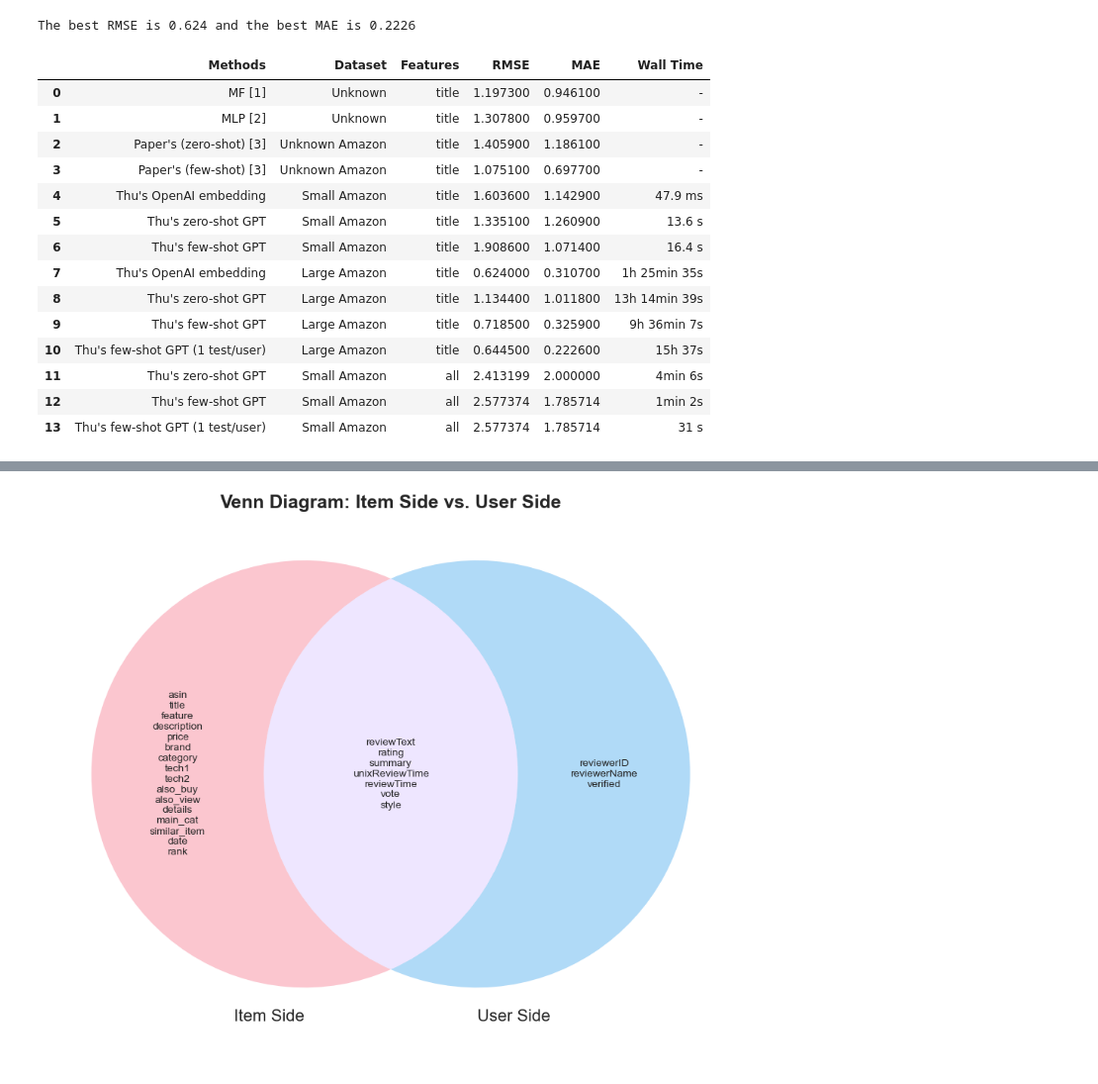
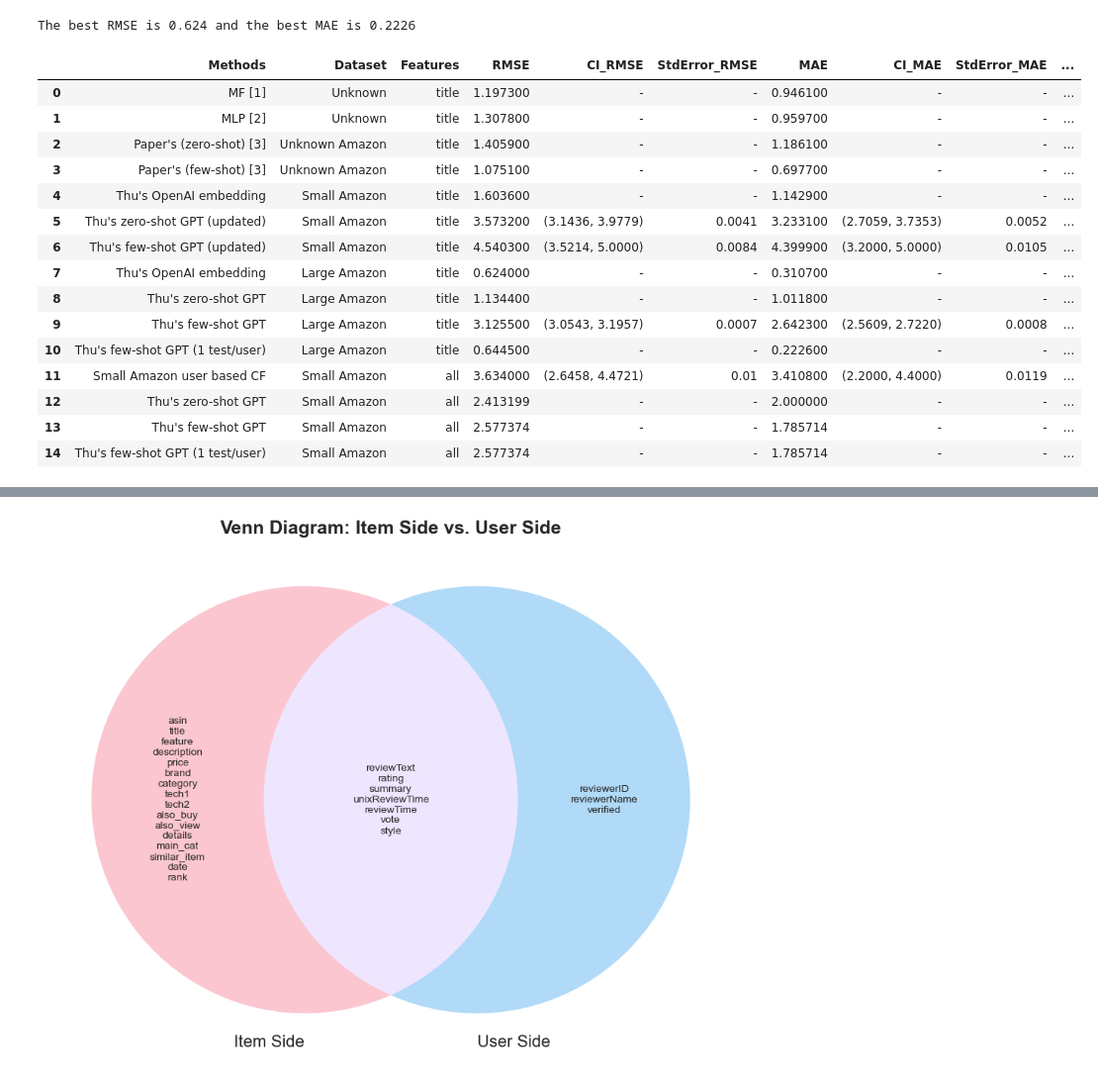
Before and after one commit to tnathu-ai/recommender-system-openAI, a Jupyter notebook: rec-sys/notebook/evaluation/amazon.ipynb, the cells around one changed output, grey strips where cells are left out. Shown at 99% size. Drawn from its saved outputs; the diff is of its cells as text; code cells hidden in the pictures.

```diff
--- a/rec-sys/notebook/evaluation/amazon.ipynb
+++ b/rec-sys/notebook/evaluation/amazon.ipynb
@@ -15,7 +18,10 @@ from constants import *
 # %%
-data =  {
+import pandas as pd
+
+# Existing data with updated structure to include CI and standard error
+data = {
     "Methods": ["MF [1]", "MLP [2]", "Paper's (zero-shot) [3]", "Paper's (few-shot) [3]",
-                "Thu's OpenAI embedding", "Thu's zero-shot GPT", "Thu's few-shot GPT",
+                "Thu's OpenAI embedding", "Thu's zero-shot GPT (updated)", "Thu's few-shot GPT (updated)",
                 "Thu's OpenAI embedding", "Thu's zero-shot GPT", "Thu's few-shot GPT",
                 "Thu's few-shot GPT (1 test/user)"],
     "Dataset": ["Unknown", "Unknown", "Unknown Amazon", "Unknown Amazon", "Small Amazon",
@@ -23,13 +29,31 @@ data =  {
                 "Large Amazon", "Large Amazon"],
     "Features": ["title", "title", "title", "title", "title", "title", "title",
                  "title", "title", "title", "title"],
-    "RMSE": [1.1973, 1.3078, 1.4059, 1.0751, 1.6036, 1.3351, 1.9086, 0.6240,
+    "RMSE": [1.1973, 1.3078, 1.4059, 1.0751, 1.6036, 3.5732, 4.5403, 0.6240,
              1.1344, 0.7185, 0.6445],
-    "MAE": [0.9461, 0.9597, 1.1861, 0.6977, 1.1429, 1.2609, 1.0714, 0.3107,
+    "CI_RMSE": ["-", "-", "-", "-", "-", "(3.1436, 3.9779)", "(3.5214, 5.0000)", "-",
+                "-", "-", "-"],
+    "StdError_RMSE": ["-", "-", "-", "-", "-", 0.0041, 0.0084, "-", "-", "-", "-"],
+    "MAE": [0.9461, 0.9597, 1.1861, 0.6977, 1.1429, 3.2331, 4.3999, 0.3107,
             1.0118, 0.3259, 0.2226],
-    "Wall Time": ["-", "-", "-", "-", "47.9 ms", "13.6 s", "16.4 s", "1h 25min 35s",
+    "CI_MAE": ["-", "-", "-", "-", "-", "(2.7059, 3.7353)", "(3.2000, 5.0000)", "-",
+               "-", "-", "-"],
+    "StdError_MAE": ["-", "-", "-", "-", "-", 0.0052, 0.0105, "-", "-", "-", "-"],
+    "Wall Time": ["-", "-", "-", "-", "47.9 ms", "5min 30s", "13.2 s", "1h 25min 35s",
                   "13h 14min 39s", "9h 36min 7s", "15h 37s"]
 }
+
+# Adding the new user based CF method for Small Amazon
+data["Methods"].append("Small Amazon user based CF")
+data["Dataset"].append("Small Amazon")
+data["Features"].append("all")
+data["RMSE"].append(3.6340)
+data["CI_RMSE"].append("(2.6458, 4.4721)")
+data["StdError_RMSE"].append(0.0100)
+data["MAE"].append(3.4108)
+data["CI_MAE"].append("(2.2000, 4.4000)")
+data["StdError_MAE"].append(0.0119)
+data["Wall Time"].append("10min 21s")
 
 # New rows to add to the DataFrame
 new_rows = [
@@ -38,57 +62,83 @@ new_rows = [
         "Dataset": "Small Amazon",
         "Features": "all",
         "RMSE": 2.413198999619531,
+        "CI_RMSE": "-",
+        "StdError_RMSE": "-",
         "MAE": 2.0,
+        "CI_MAE": "-",
+        "StdError_MAE": "-",
         "Wall Time": "4min 6s"
     },
     {
         "Methods": "Thu's few-shot GPT",
         "Dataset": "Small Amazon",
         "Features": "all",
         "RMSE": 2.5773740789526736,
+        "CI_RMSE": "-",
+        "StdError_RMSE": "-",
         "MAE": 1.7857142857142858,
+        "CI_MAE": "-",
+        "StdError_MAE": "-",
         "Wall Time": "1min 2s"
     },
     {
         "Methods": "Thu's few-shot GPT (1 test/user)",
         "Dataset": "Small Amazon",
         "Features": "all",
         "RMSE": 2.5773740789526736,
+        "CI_RMSE": "-",
+        "StdError_RMSE": "-",
         "MAE": 1.7857142857142858,
+        "CI_MAE": "-",
+        "StdError_MAE": "-",
         "Wall Time": "31 s"
     }
 ]
 
 # Convert the existing data dictionary to a DataFrame
 df = pd.DataFrame(data)
 
-# Append new rows to the DataFrame
+# Concatenate new rows to the DataFrame
 df = pd.concat([df, pd.DataFrame(new_rows)], ignore_index=True)
 
-# export table to latex
+# Update large Amazon few-shot
+large_amazon_few_shot_index = df[(df['Methods'] == "Thu's few-shot GPT") & (df['Dataset'] == "Large Amazon")].index[0]
+df.at[large_amazon_few_shot_index, 'RMSE'] = 3.1255
+df.at[large_amazon_few_shot_index, 'CI_RMSE'] = "(3.0543, 3.1957)"
+df.at[large_amazon_few_shot_index, 'StdError_RMSE'] = 0.0007
+df.at[large_amazon_few_shot_index, 'MAE'] = 2.6423
+df.at[large_amazon_few_shot_index, 'CI_MAE'] = "(2.5609, 2.7220)"
+df.at[large_amazon_few_shot_index, 'StdError_MAE'] = 0.0008
+df.at[large_amazon_few_shot_index, 'Wall Time'] = "6h 16min 2s"
+
+# Export table to LaTeX
 df.style.to_latex("../latex/amazon_table.tex")
 
-# best RMSE & MAE
-print(f'The best RMSE is {df["RMSE"].min()} and the best MAE is {df["MAE"].min()}')
+# Display the best RMSE & MAE
+best_rmse = df['RMSE'].min()
+best_mae = df['MAE'].min()
+print(f'The best RMSE is {best_rmse} and the best MAE is {best_mae}')
 
+# Display the updated DataFrame
 df
 # %% [output]
 The best RMSE is 0.624 and the best MAE is 0.2226
-|  | Methods | Dataset | Features | RMSE | MAE | Wall Time |
-| 0 | MF [1] | Unknown | title | 1.197300 | 0.946100 | - |
-| 1 | MLP [2] | Unknown | title | 1.307800 | 0.959700 | - |
-| 2 | Paper's (zero-shot) [3] | Unknown Amazon | title | 1.405900 | 1.186100 | - |
-| 3 | Paper's (few-shot) [3] | Unknown Amazon | title | 1.075100 | 0.697700 | - |
-| 4 | Thu's OpenAI embedding | Small Amazon | title | 1.603600 | 1.142900 | 47.9 ms |
-| 5 | Thu's zero-shot GPT | Small Amazon | title | 1.335100 | 1.260900 | 13.6 s |
-| 6 | Thu's few-shot GPT | Small Amazon | title | 1.908600 | 1.071400 | 16.4 s |
-| 7 | Thu's OpenAI embedding | Large Amazon | title | 0.624000 | 0.310700 | 1h 25min 35s |
-| 8 | Thu's zero-shot GPT | Large Amazon | title | 1.134400 | 1.011800 | 13h 14min 39s |
-| 9 | Thu's few-shot GPT | Large Amazon | title | 0.718500 | 0.325900 | 9h 36min 7s |
-| 10 | Thu's few-shot GPT (1 test/user) | Large Amazon | title | 0.644500 | 0.222600 | 15h 37s |
-| 11 | Thu's zero-shot GPT | Small Amazon | all | 2.413199 | 2.000000 | 4min 6s |
-| 12 | Thu's few-shot GPT | Small Amazon | all | 2.577374 | 1.785714 | 1min 2s |
-| 13 | Thu's few-shot GPT (1 test/user) | Small Amazon | all | 2.577374 | 1.785714 | 31 s |
+|  | Methods | Dataset | Features | RMSE | CI_RMSE | StdError_RMSE | MAE | CI_MAE | StdError_MAE | ... |
+| 0 | MF [1] | Unknown | title | 1.197300 | - | - | 0.946100 | - | - | ... |
+| 1 | MLP [2] | Unknown | title | 1.307800 | - | - | 0.959700 | - | - | ... |
+| 2 | Paper's (zero-shot) [3] | Unknown Amazon | title | 1.405900 | - | - | 1.186100 | - | - | ... |
+| 3 | Paper's (few-shot) [3] | Unknown Amazon | title | 1.075100 | - | - | 0.697700 | - | - | ... |
+| 4 | Thu's OpenAI embedding | Small Amazon | title | 1.603600 | - | - | 1.142900 | - | - | ... |
+| 5 | Thu's zero-shot GPT (updated) | Small Amazon | title | 3.573200 | (3.1436, 3.9779) | 0.0041 | 3.233100 | (2.7059, 3.7353) | 0.0052 | ... |
+| 6 | Thu's few-shot GPT (updated) | Small Amazon | title | 4.540300 | (3.5214, 5.0000) | 0.0084 | 4.399900 | (3.2000, 5.0000) | 0.0105 | ... |
+| 7 | Thu's OpenAI embedding | Large Amazon | title | 0.624000 | - | - | 0.310700 | - | - | ... |
+| 8 | Thu's zero-shot GPT | Large Amazon | title | 1.134400 | - | - | 1.011800 | - | - | ... |
+| 9 | Thu's few-shot GPT | Large Amazon | title | 3.125500 | (3.0543, 3.1957) | 0.0007 | 2.642300 | (2.5609, 2.7220) | 0.0008 | ... |
+| 10 | Thu's few-shot GPT (1 test/user) | Large Amazon | title | 0.644500 | - | - | 0.222600 | - | - | ... |
+| 11 | Small Amazon user based CF | Small Amazon | all | 3.634000 | (2.6458, 4.4721) | 0.01 | 3.410800 | (2.2000, 4.4000) | 0.0119 | ... |
+| 12 | Thu's zero-shot GPT | Small Amazon | all | 2.413199 | - | - | 2.000000 | - | - | ... |
+| 13 | Thu's few-shot GPT | Small Amazon | all | 2.577374 | - | - | 1.785714 | - | - | ... |
+| 14 | Thu's few-shot GPT (1 test/user) | Small Amazon | all | 2.577374 | - | - | 1.785714 | - | - | ... |
 # %%
 # Split the dataframe into small groups based on "Dataset" and "Features" and export table image
 
```
Also changed, not shown: parts of 5 cells of this notebook, 12 other files.
